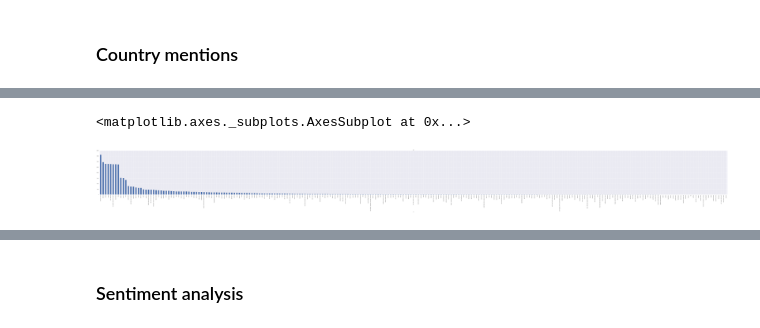
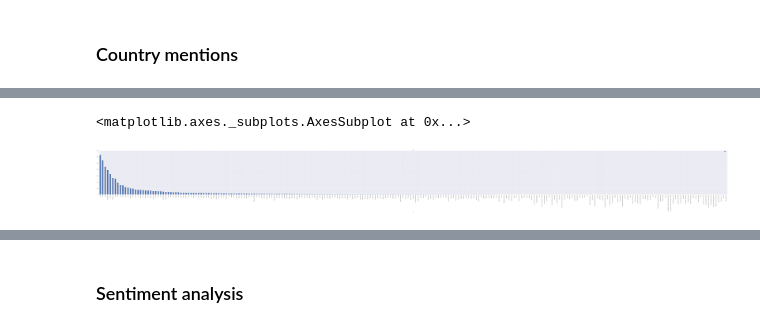
Before and after one commit to NevenaR/Homework, a Jupyter notebook: HW-5/HW05.ipynb, the cells around one changed output, grey strips where cells are left out. Saved outputs shown, nothing was run; the diff lists cells and outputs as text; code cells hidden in the pictures.

```diff
--- a/HW-5/HW05.ipynb
+++ b/HW-5/HW05.ipynb
@@ -130,14 +151,5 @@ wholeText = ' '.join(totalTexts)
-# %%
-import re
-def preprocessing(text):
-    text.replace("  +", " ") \
-         .replace("\n", " ") \
-         .replace("\\.+", " ") \
-         .replace("[~!$^%&*_+={}\\[\\]|'<,>.?`/\\\\]", "") \
-         .replace("\\.+", " ")
-
-    text = ' '.join(word for word in text.split(' ')  if ( (not word.startswith('@')) & (not word.startswith('http')) & (not word.startswith('www'))))
-    #tweet = ' '.join(tweet.split().)
-    # extract emoticons
-    text = re.sub('[\W]+', ' ', text)
-    return text
+# %%
+import nltk
+nltk.download('stopwords')
+from nltk.corpus import stopwords
+stopwords = stopwords.words('english')
@@ -144,3 +159,15 @@ def preprocessing(text):
+# %%
+import re
+def preprocessing(text):
+    text = re.sub('[^a-zA-Z0-9 \n]', '', text.lower())
+    text = re.sub(r'(  +|\n)', " ", text)
+    text = re.sub(r'(^(  ?)|(  ?)$)', "", text)
+    stop_words_bis = set(['@', 'http', 'www', 'Fwd', 'Re', 'To', 'Sent', 'Doc', 'Subject', 'Fw', 'Cc', 'Doc', 'PM', 'AM', \
+                             'RELEASE', 'PART', 'IN', 'FULL', 'B6', 'Original', 'Message', 'No', 'Date', 'Case',\
+                         'unclassified', 'of', 'State'])
+    stop_words_bis.update(stopwords)
+    text = ' '.join(word for word in text.split(' ')  if ( (not word in stop_words_bis)))
+    return text.lower()
 # %%
 wholeText = preprocessing(wholeText)
 # %%
@@ -216,9 +239,10 @@ import pycountry
 # %%
 countries = []
 for country in pycountry.countries:
-    abr=country.alpha_2
+    #abr=country.alpha_2
     name=country.name.lower()
-    c=wholeText.count(abr)+wholeText.lower().count(name)
+    # c=wholeText.count(abr)+wholeText.lower().count(name)
+    c=wholeText.lower().count(name)
     countries.extend([[name,c]])
 # %%
 countries.sort(key=lambda x: x[1],reverse=True)
@@ -249,5 +251,5 @@ df
 # %%
-df[1].plot(kind='bar', figsize=(142, 10), title=c)
+df.plot(kind='bar', figsize=(142, 10), title=c)
 # %% [output]
 <matplotlib.axes._subplots.AxesSubplot at 0x...>
-[figure, old version]
+[figure, new version]
```
Also changed, not shown: parts of 36 cells of this notebook.
